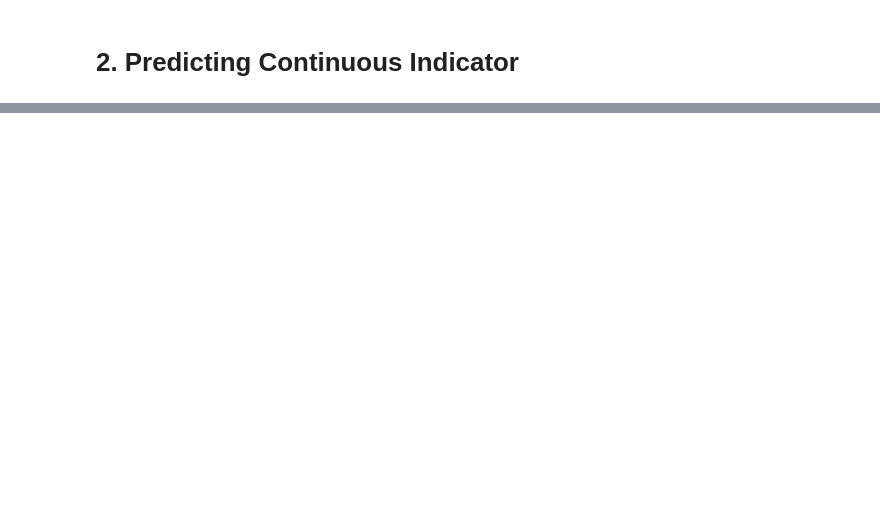
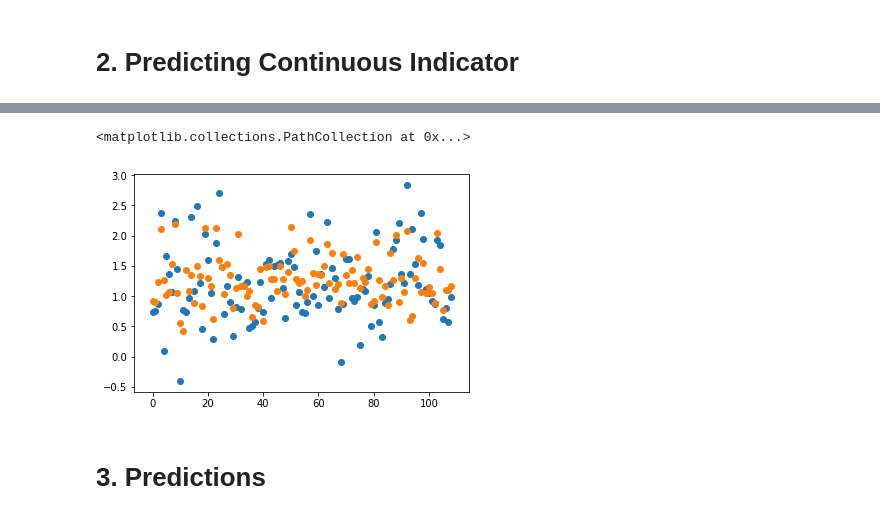
Before and after one commit to WFP-VAM/HRM, a Jupyter notebook: Notebooks/4. Predicting HH indicators with CNN features-py3.ipynb, the cells around one changed output, grey strips where cells are left out. Saved outputs shown, nothing was run; the diff lists cells and outputs as text; code cells hidden in the pictures; blank space fills up the shorter version.

```diff
--- a/Notebooks/4. Predicting HH indicators with CNN features-py3.ipynb
+++ b/Notebooks/4. Predicting HH indicators with CNN features-py3.ipynb
@@ -162,0 +96,8 @@ y2.describe()
+# %%
+plt.scatter(range(0,109), y[200:])
+plt.scatter(range(0,109), model.predict(X[200:,:]))
+# %% [output]
+<matplotlib.collections.PathCollection at 0x...>
+[figure, added]
+# %% [markdown]
+# 3. Predictions
```
Also changed, not shown: parts of 66 cells of this notebook, 2 other files.
